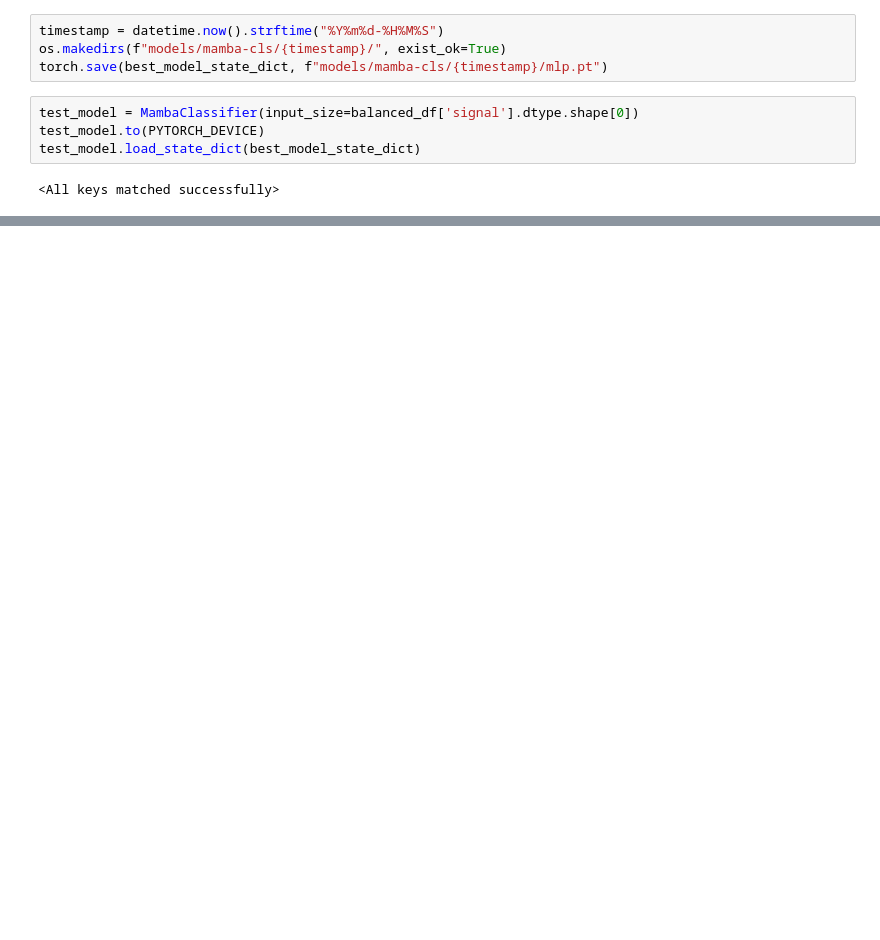
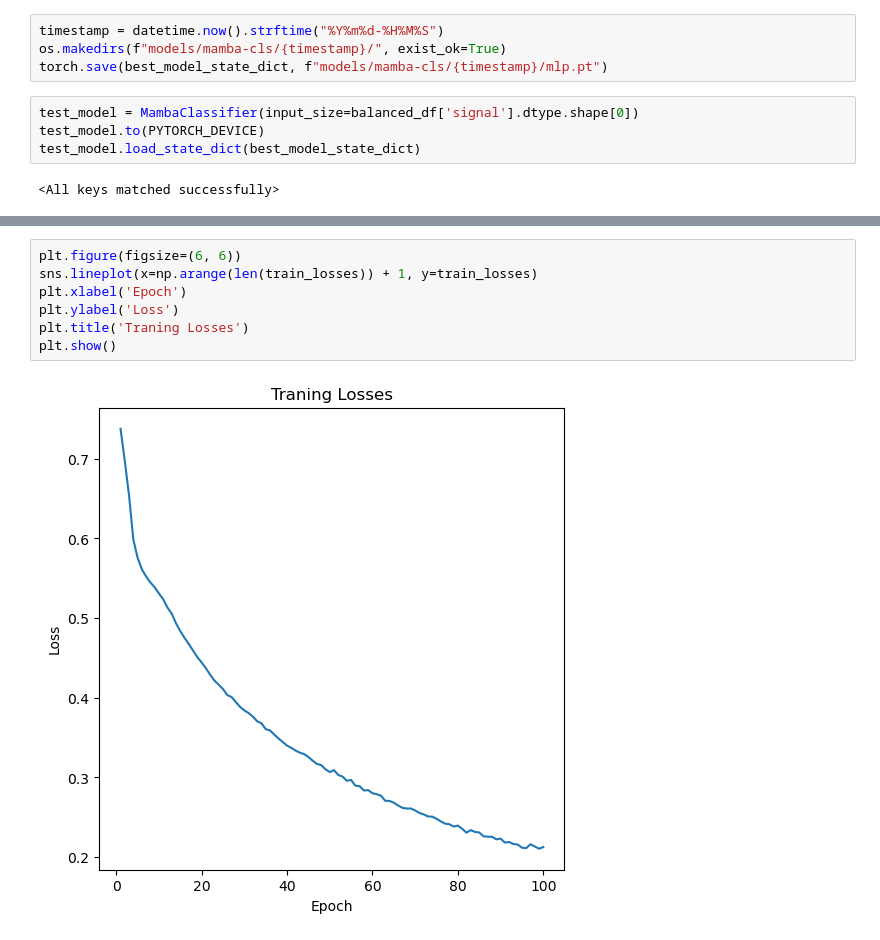
Before and after one commit to LiviaLelis/USP-TimeSeries, a Jupyter notebook: TP2/03-Mamba.ipynb, the cells around one changed output, grey strips where cells are left out. Cells and saved outputs as stored; diff of their text form; blank space fills up the shorter version.

```diff
--- a/TP2/03-Mamba.ipynb
+++ b/TP2/03-Mamba.ipynb
@@ -352,0 +342,9 @@ weighted avg       0.72      0.72      0.72     12490
+# %%
+plt.figure(figsize=(6, 6))
+sns.lineplot(x=np.arange(len(train_losses)) + 1, y=train_losses)
+plt.xlabel('Epoch')
+plt.ylabel('Loss')
+plt.title('Traning Losses')
+plt.show()
+# %% [output]
+[figure, added]
```
Also changed, not shown: parts of 5 cells of this notebook, 3 other files.
